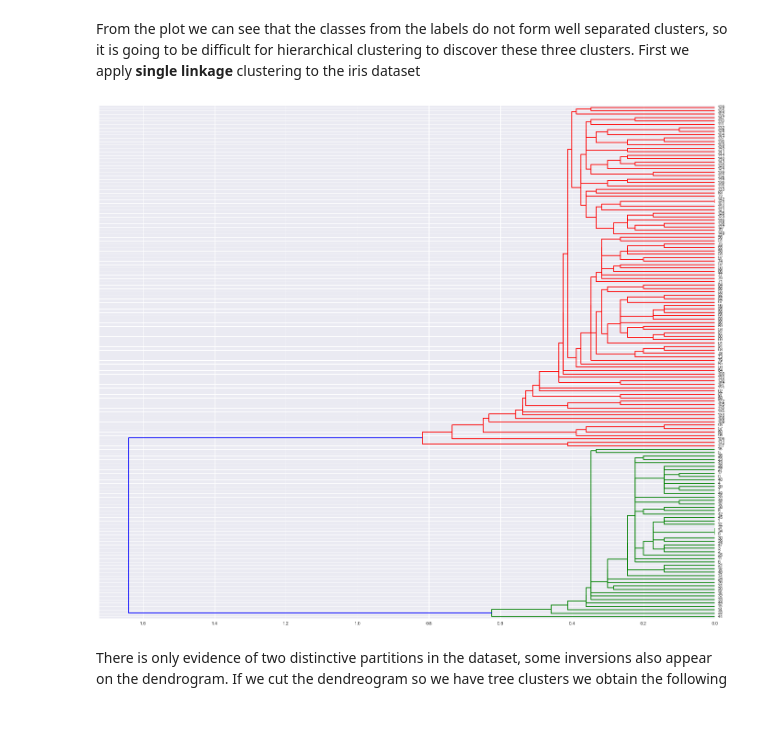
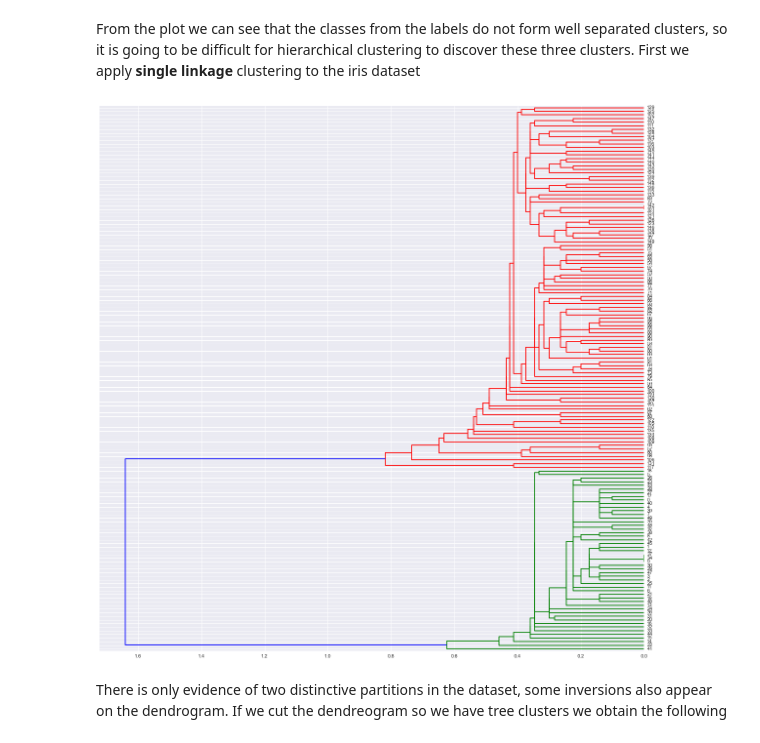
Before and after one commit to bejar/AMLTNotebooks, a Jupyter notebook: Notebooks/HierarchicalClustering.ipynb, the cells around one changed output. Drawn from its saved outputs; the diff is of its cells as text; code cells hidden in the pictures.

```diff
--- a/Notebooks/HierarchicalClustering.ipynb
+++ b/Notebooks/HierarchicalClustering.ipynb
@@ -25,11 +25,11 @@ From the plot we can see that the classes from the labels do not form well separ
 # %%
 clust = linkage(iris['data'], method='single')
 
-plt.figure(figsize=(24,20))
+plt.figure(figsize=(20,20))
 dendrogram(clust, distance_sort=True, orientation='right')
 plt.show()
 # %% [output]
-[figure, old version]
+[figure, new version]
 # %% [markdown]
 There is only evidence of two distinctive partitions in the dataset, some inversions also appear on the dendrogram. If we cut the dendreogram so we have tree clusters we obtain the following
 # %%
```
Also changed, not shown: parts of 3 cells of this notebook, 2 other files.
